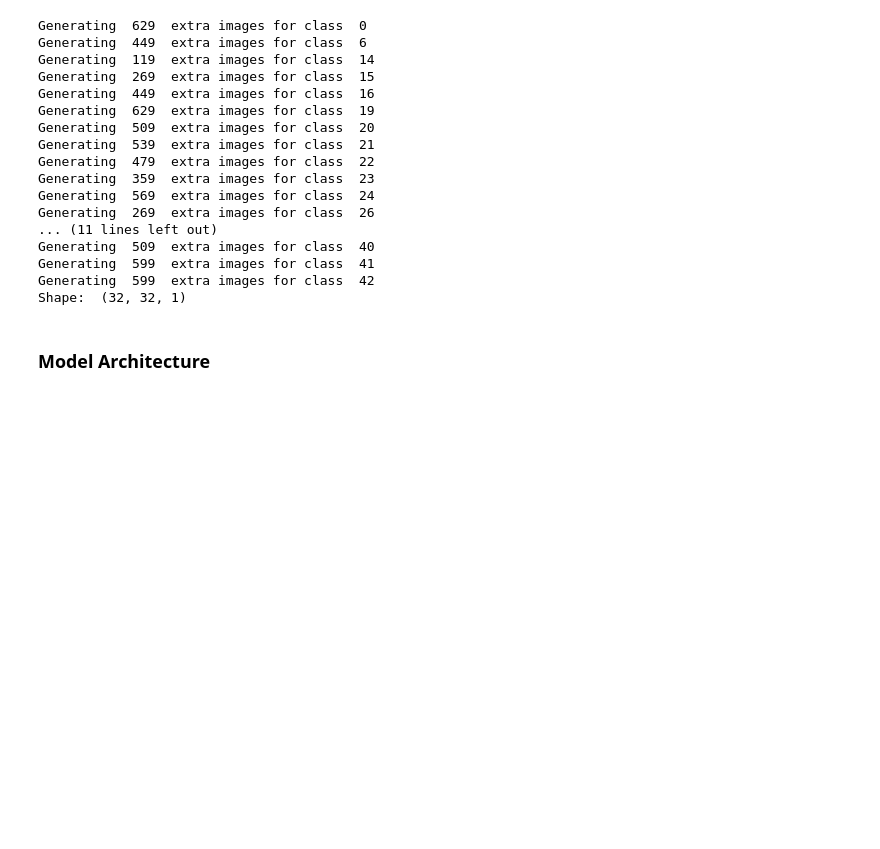
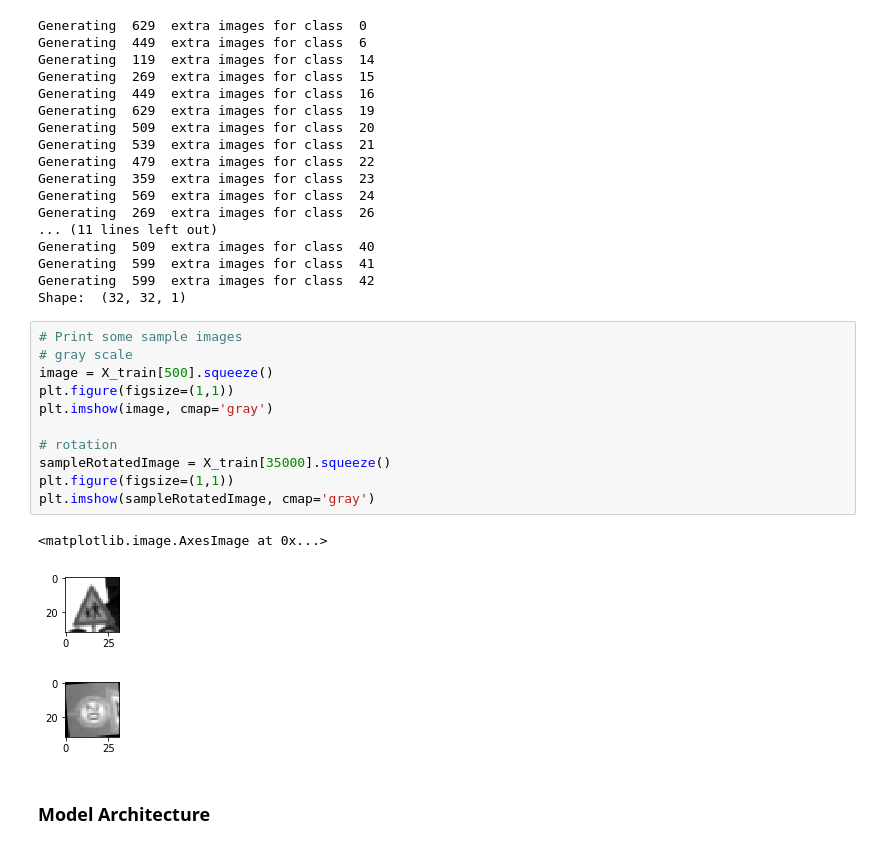
Before and after one commit to bcornelis/CarND-Traffic-Sign-Classifier-Project, a Jupyter notebook: Traffic_Sign_Classifier.ipynb, the cells around one changed output. Saved outputs shown, nothing was run; the diff lists cells and outputs as text; blank space fills up the shorter version.

```diff
--- a/Traffic_Sign_Classifier.ipynb
+++ b/Traffic_Sign_Classifier.ipynb
@@ -252,6 +250,21 @@ Generating  509  extra images for class  40
 Generating  599  extra images for class  41
 Generating  599  extra images for class  42
 Shape:  (32, 32, 1)
+# %%
+# Print some sample images
+# gray scale
+image = X_train[500].squeeze()
+plt.figure(figsize=(1,1))
+plt.imshow(image, cmap='gray')
+
+# rotation
+sampleRotatedImage = X_train[35000].squeeze()
+plt.figure(figsize=(1,1))
+plt.imshow(sampleRotatedImage, cmap='gray')
+# %% [output]
+<matplotlib.image.AxesImage at 0x...>
+[figure, added]
+[figure, added]
 # %% [markdown]
 ### Model Architecture
 # %%
```
Also changed, not shown: parts of 5 cells of this notebook, 1 other file.
